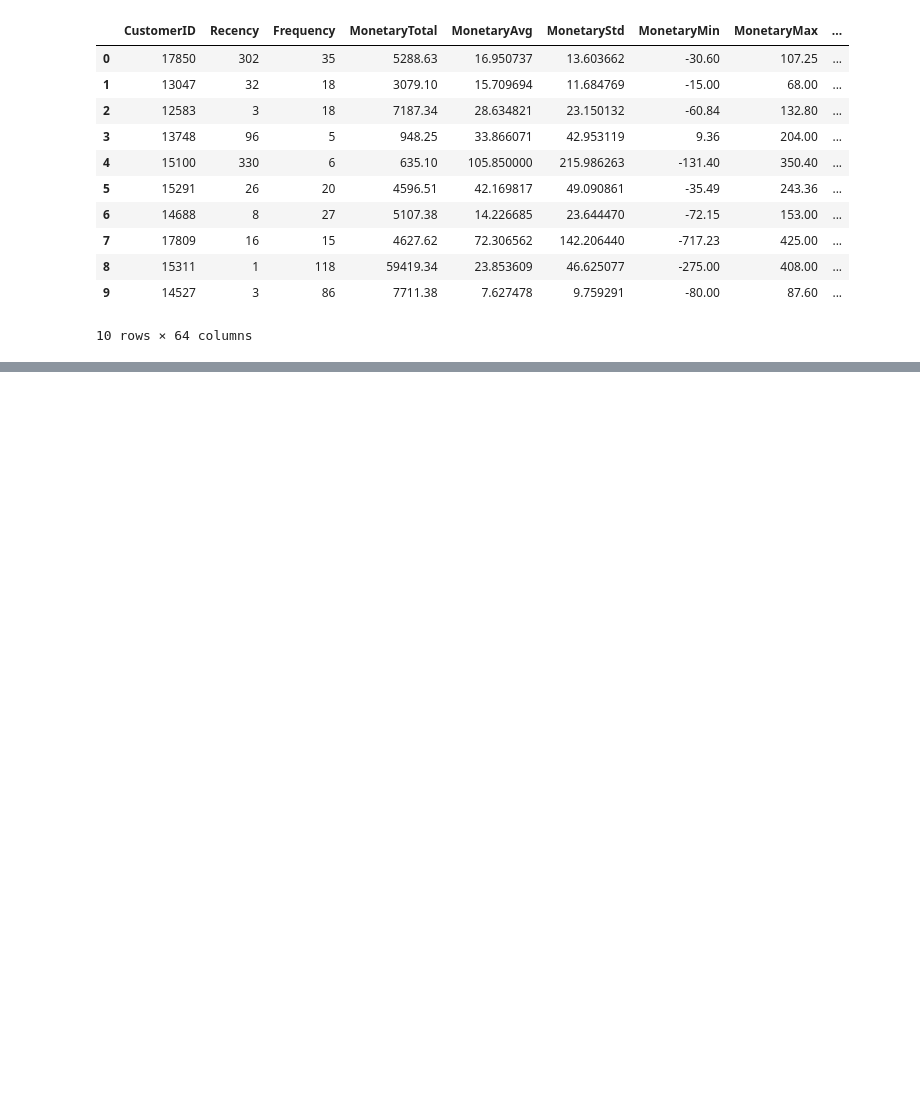
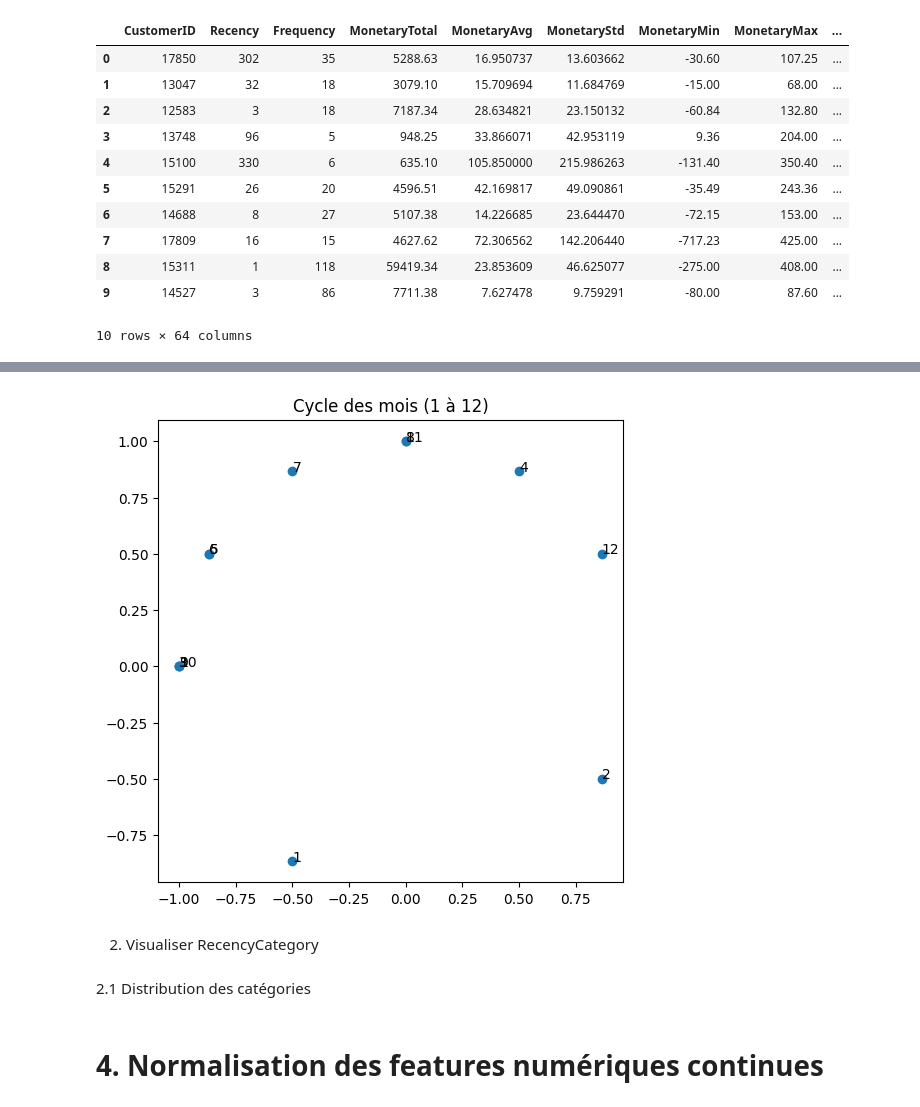
Before and after one commit to ram03roum/projetML, a Jupyter notebook: notebooks/03_feature_engeneering.ipynb, the cells around one changed output, grey strips where cells are left out. Saved outputs shown, nothing was run; the diff lists cells and outputs as text; code cells hidden in the pictures; blank space fills up the shorter version.

```diff
--- a/notebooks/03_feature_engeneering.ipynb
+++ b/notebooks/03_feature_engeneering.ipynb
@@ -173,0 +208,17 @@ df.head(10)
+# %%
+sample = df[['RegMonth_sin','RegMonth_cos']].head(12)
+
+plt.figure(figsize=(6,6))
+plt.scatter(sample['RegMonth_sin'], sample['RegMonth_cos'])
+
+for i, txt in enumerate(range(1,13)):
+    plt.annotate(txt, (sample.iloc[i,0], sample.iloc[i,1]))
+
+plt.title("Cycle des mois (1 à 12)")
+plt.show()
+# %% [output]
+[figure, added]
+# %% [markdown]
+2. Visualiser RecencyCategory
+# %% [markdown]
+2.1 Distribution des catégories
@@ -173,0 +233,2 @@ df.head(10)
+# %% [markdown]
+# 4. Normalisation des features numériques continues
```
Also changed, not shown: parts of 30 cells of this notebook, 27 other files.
